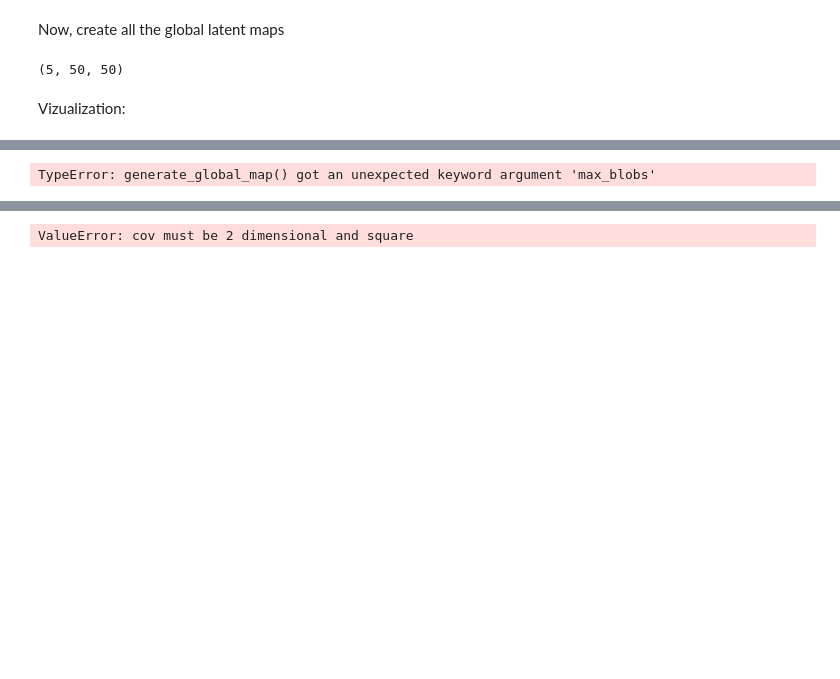
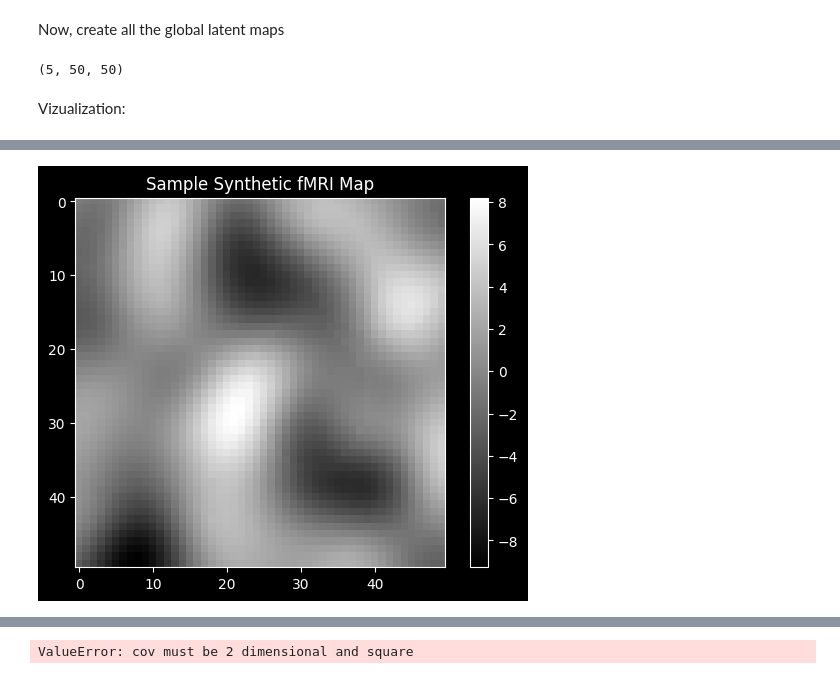
Before and after one commit to EmmaGau/project-mva-time-series, a Jupyter notebook: data.ipynb, the cells around one changed output, grey strips where cells are left out. Saved outputs shown, nothing was run; the diff lists cells and outputs as text; code cells hidden in the pictures; blank space fills up the shorter version.

```diff
--- a/data.ipynb
+++ b/data.ipynb
@@ -125,0 +147,23 @@ def generate_synthetic_fmri_data(subjects, maps_per_subject, time_points, grid_s
+# %%
+def generate_synthetic_fmri_data(nbSubjects, n, maps_per_subject:List[np.array], grid_length=50):
+    """Generate synthetic fMRI data for multiple subjects."""
+    data = np.zeros((nbSubjects, n, grid_length**2))
+
+    for subject_idx in range(nbSubjects):
+        subject_latent_maps = maps_per_subject[subject_idx] #of shape (k, grid_length, grid_length)
+        k, _, _ = subject_latent_maps.shape
+        subject_latent_vector = subject_latent_maps.reshape(k, grid_length**2) #careful: V_S.T in the article
+        U_s = np.random.normal(loc=0, scale=2, size=(n, k))
+
+        spatial_noise = get_random_spatially_correlated_noise(grid_length=grid_length, sigma=0.5, correlation_scale=0.5).reshape(grid_length**2)
+        observations = U_s @ subject_latent_vector + spatial_noise
+        data[subject_idx] = observations
+
+    return data.reshape(nbSubjects, n, grid_length, grid_length)
+# %%
+# Parameters
+time_points = 150
+grid_size = 50
+
+# Generate synthetic fMRI data
+synthetic_data = generate_synthetic_fmri_data(nbSubjects, time_points, maps_from_subjects)
@@ -126,22 +181,12 @@ def generate_synthetic_fmri_data(subjects, maps_per_subject, time_points, grid_s
 # %%
+# Visualize one of the generated maps
+plt.imshow(synthetic_data[0, 3, :, : ], cmap='gray')
 
-
-# Parameters
-subjects = 12
-maps_per_subject = 5
-time_points = 150
-grid_size = 50
-
-# Generate synthetic fMRI data
-synthetic_data = generate_synthetic_fmri_data(subjects, maps_per_subject, time_points, grid_size)
-
-# Visualize one of the generated maps
-plt.imshow(synthetic_data[0, 3, :, :, 0], cmap='gray')
 plt.title("Sample Synthetic fMRI Map")
 plt.colorbar()
 plt.show()
 # %% [output]
-TypeError: generate_global_map() got an unexpected keyword argument 'max_blobs'
+[figure, added]
 # %%
 grid_length = 50
 noise = get_random_spatially_correlated_noise(grid_length=grid_length, correlation_scale=0.5)
```
Also changed, not shown: parts of 15 cells of this notebook, 1 other file.
